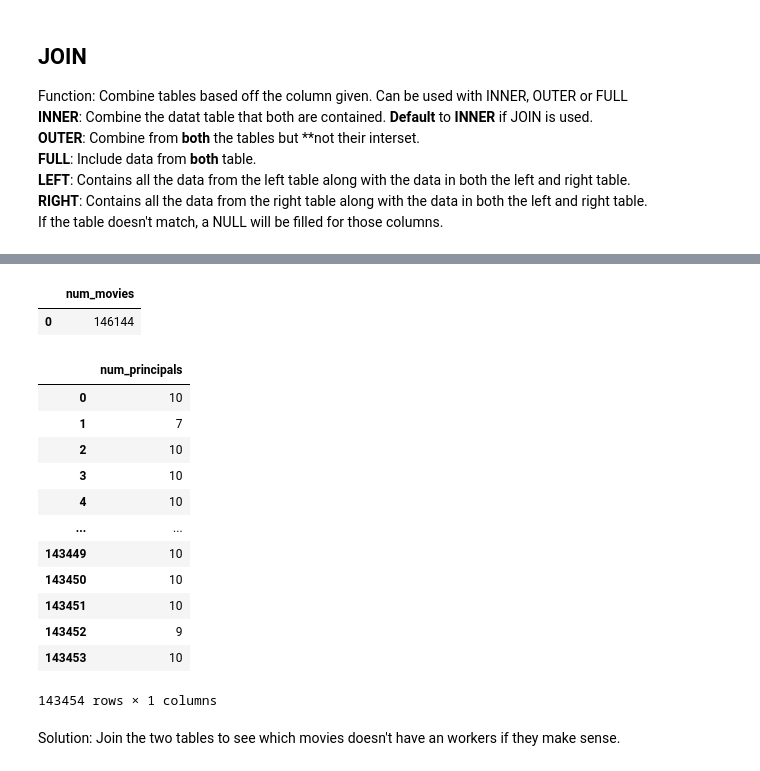
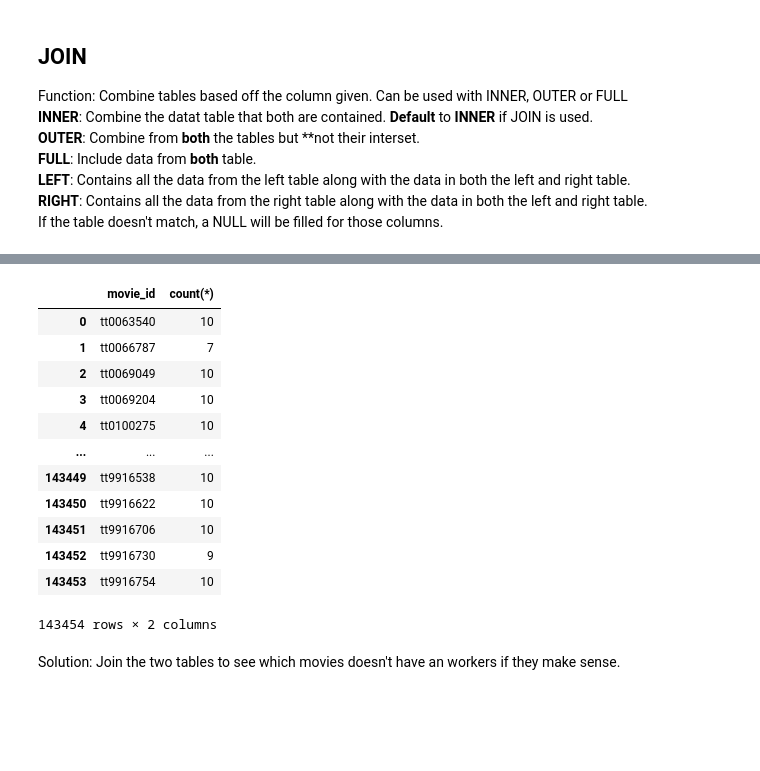
Before and after one commit to Tommyphung1/Master-Notebook-Experiments, a Jupyter notebook: main_notebook.ipynb, the cells around one changed output, grey strips where cells are left out. Cells and saved outputs as stored; diff of their text form; code cells hidden in the pictures; blank space fills up the shorter version.

```diff
--- a/main_notebook.ipynb
+++ b/main_notebook.ipynb
@@ -442,29 +491,24 @@ There were 146,144 but only 143,353 that have employees when they were grouped b
 # %%
-## Number of movies in the table movie_basic
+## Number of workers per movie
 display(pd.read_sql('''
-                    SELECT count(*) AS num_movies
-                        FROM movie_basics
-                    ''', conn))
-display(pd.read_sql('''
-                    SELECT count(*) AS num_principals
+                    SELECT movie_id, count(*)
                         FROM principals
                     GROUP BY movie_id
+                    JOIN
                     ''', conn))
 # %% [output]
-|  | num_movies |
-| 0 | 146144 |
+|  | movie_id | count(*) |
+| 0 | tt0063540 | 10 |
+| 1 | tt0066787 | 7 |
+| 2 | tt0069049 | 10 |
+| 3 | tt0069204 | 10 |
+| 4 | tt0100275 | 10 |
+| ... | ... | ... |
+| 143449 | tt9916538 | 10 |
+| 143450 | tt9916622 | 10 |
+| 143451 | tt9916706 | 10 |
+| 143452 | tt9916730 | 9 |
+| 143453 | tt9916754 | 10 |
-|  | num_principals |
-| 0 | 10 |
-| 1 | 7 |
-| 2 | 10 |
-| 3 | 10 |
-| 4 | 10 |
-| ... | ... |
-| 143449 | 10 |
-| 143450 | 10 |
-| 143451 | 10 |
-| 143452 | 9 |
-| 143453 | 10 |
-143454 rows × 1 columns
+143454 rows × 2 columns
 # %% [markdown]
 Solution: Join the two tables to see which movies doesn't have an workers if they make sense.
```
Also changed, not shown: parts of 17 cells of this notebook.
